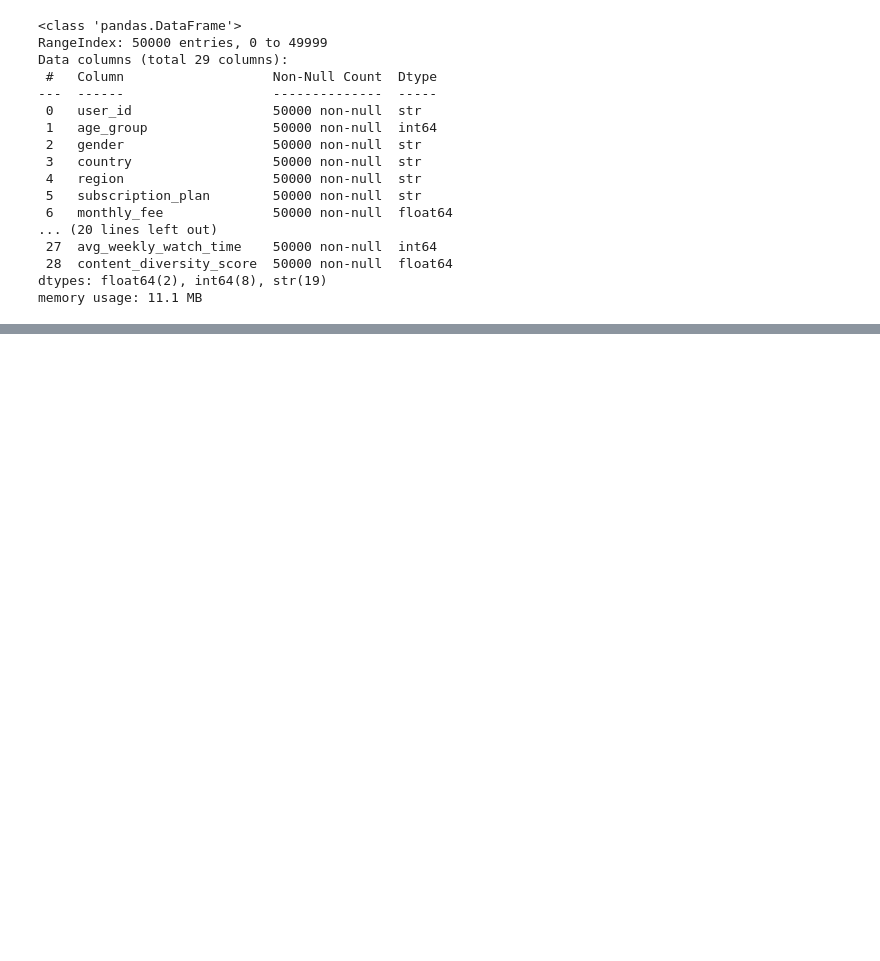
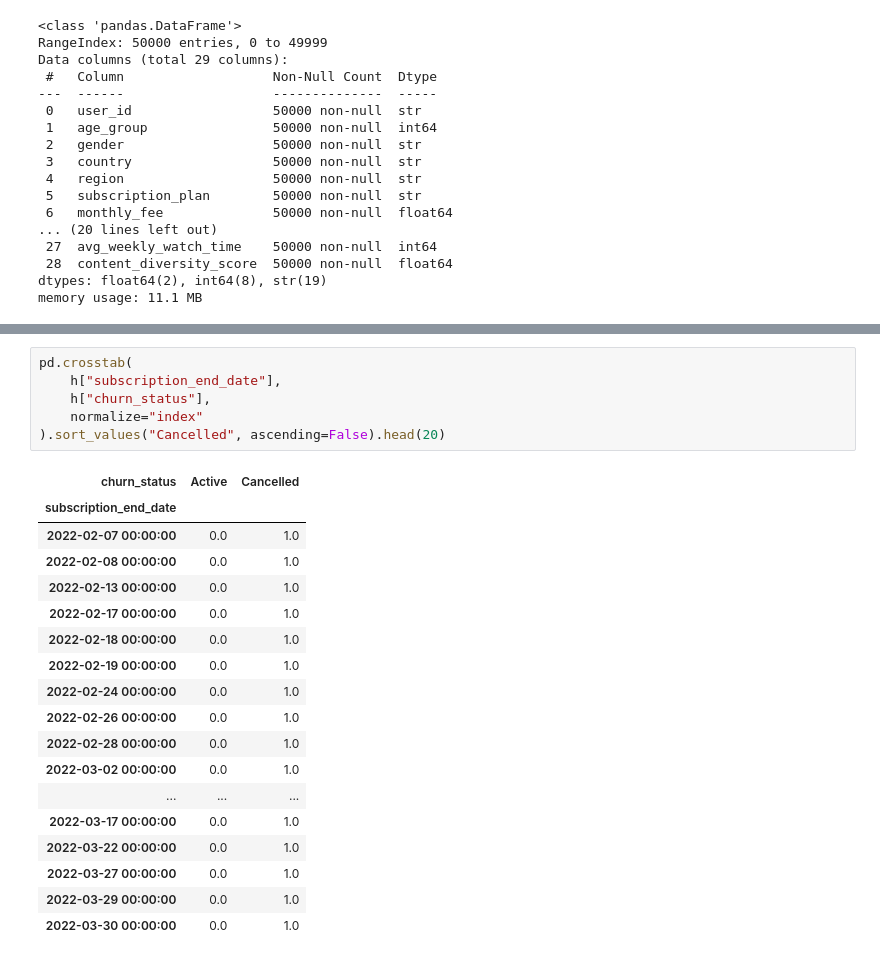
Before and after one commit to Mayanks584/churn_project, a Jupyter notebook: Untitled.ipynb, the cells around one changed output, grey strips where cells are left out. Drawn from its saved outputs; the diff is of its cells as text; blank space fills up the shorter version.

```diff
--- a/Untitled.ipynb
+++ b/Untitled.ipynb
@@ -62,0 +148,25 @@ memory usage: 11.1 MB
+# %%
+pd.crosstab(
+    h["subscription_end_date"],
+    h["churn_status"],
+    normalize="index"
+).sort_values("Cancelled", ascending=False).head(20)
+# %% [output]
+| churn_status | Active | Cancelled |
+| subscription_end_date |  |  |
+| 2022-02-07 00:00:00 | 0.0 | 1.0 |
+| 2022-02-08 00:00:00 | 0.0 | 1.0 |
+| 2022-02-13 00:00:00 | 0.0 | 1.0 |
+| 2022-02-17 00:00:00 | 0.0 | 1.0 |
+| 2022-02-18 00:00:00 | 0.0 | 1.0 |
+| 2022-02-19 00:00:00 | 0.0 | 1.0 |
+| 2022-02-24 00:00:00 | 0.0 | 1.0 |
+| 2022-02-26 00:00:00 | 0.0 | 1.0 |
+| 2022-02-28 00:00:00 | 0.0 | 1.0 |
+| 2022-03-02 00:00:00 | 0.0 | 1.0 |
+| ... | ... | ... |
+| 2022-03-17 00:00:00 | 0.0 | 1.0 |
+| 2022-03-22 00:00:00 | 0.0 | 1.0 |
+| 2022-03-27 00:00:00 | 0.0 | 1.0 |
+| 2022-03-29 00:00:00 | 0.0 | 1.0 |
+| 2022-03-30 00:00:00 | 0.0 | 1.0 |
```
Also changed, not shown: parts of 6 cells of this notebook.
